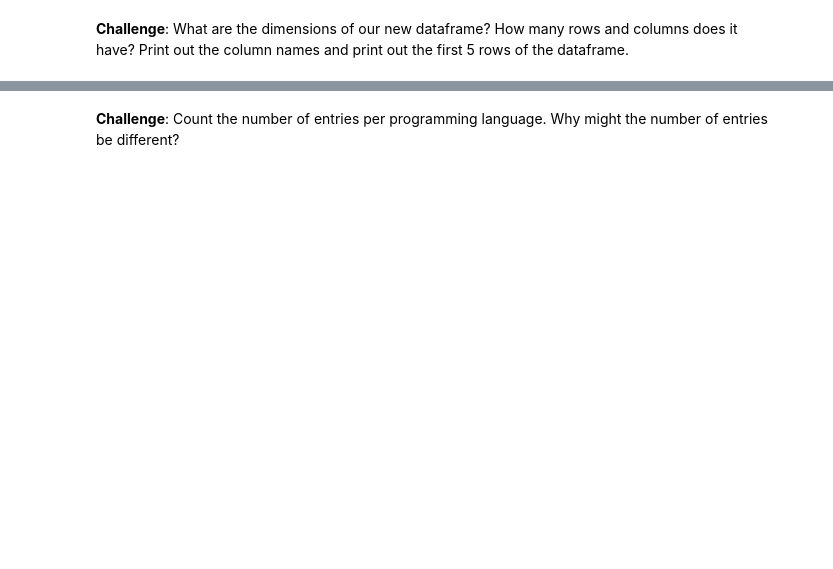
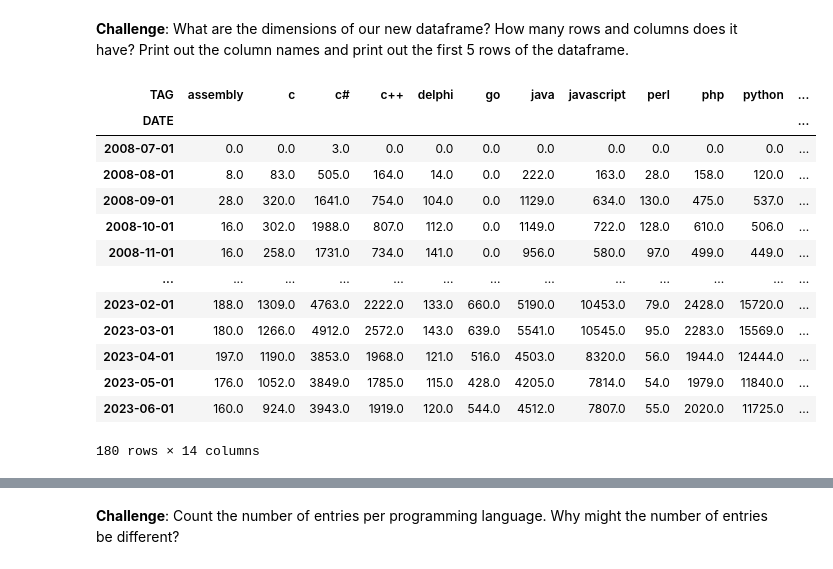
Before and after one commit to benjyl/100_day_code, a Jupyter notebook: day 72 - Matplotlib Visualisation/Programming_Languages_(start).ipynb, the cells around one changed output, grey strips where cells are left out. Saved outputs shown, nothing was run; the diff lists cells and outputs as text; code cells hidden in the pictures; blank space fills up the shorter version.

Commit message:
complete pivot method tasks

```diff
--- a/day 72 - Matplotlib Visualisation/Programming_Languages_(start).ipynb
+++ b/day 72 - Matplotlib Visualisation/Programming_Languages_(start).ipynb
@@ -115,0 +127,3 @@ Let's fix the date format to make it more readable. We need to use Pandas to cha
+# %%
+df["DATE"] = pd.to_datetime(df["DATE"])
+df.head()
@@ -118,2 +151,21 @@ Let's fix the date format to make it more readable. We need to use Pandas to cha
 # %% [markdown]
 **Challenge**: What are the dimensions of our new dataframe? How many rows and columns does it have? Print out the column names and print out the first 5 rows of the dataframe.
+# %%
+pivoted_compute_df = df.pivot(index="DATE", columns="TAG", values="POSTS")
+pivoted_compute_df.fillna(0, inplace=True) # must use inplace else would need to use pivoted_compute_df = pivoted_compute_df.fillna(0)
+pivoted_compute_df
+# %% [output]
+| TAG | assembly | c | c# | c++ | delphi | go | java | javascript | perl | php | python | ... |
+| DATE |  |  |  |  |  |  |  |  |  |  |  | ... |
+| 2008-07-01 | 0.0 | 0.0 | 3.0 | 0.0 | 0.0 | 0.0 | 0.0 | 0.0 | 0.0 | 0.0 | 0.0 | ... |
+| 2008-08-01 | 8.0 | 83.0 | 505.0 | 164.0 | 14.0 | 0.0 | 222.0 | 163.0 | 28.0 | 158.0 | 120.0 | ... |
+| 2008-09-01 | 28.0 | 320.0 | 1641.0 | 754.0 | 104.0 | 0.0 | 1129.0 | 634.0 | 130.0 | 475.0 | 537.0 | ... |
+| 2008-10-01 | 16.0 | 302.0 | 1988.0 | 807.0 | 112.0 | 0.0 | 1149.0 | 722.0 | 128.0 | 610.0 | 506.0 | ... |
+| 2008-11-01 | 16.0 | 258.0 | 1731.0 | 734.0 | 141.0 | 0.0 | 956.0 | 580.0 | 97.0 | 499.0 | 449.0 | ... |
+| ... | ... | ... | ... | ... | ... | ... | ... | ... | ... | ... | ... | ... |
+| 2023-02-01 | 188.0 | 1309.0 | 4763.0 | 2222.0 | 133.0 | 660.0 | 5190.0 | 10453.0 | 79.0 | 2428.0 | 15720.0 | ... |
+| 2023-03-01 | 180.0 | 1266.0 | 4912.0 | 2572.0 | 143.0 | 639.0 | 5541.0 | 10545.0 | 95.0 | 2283.0 | 15569.0 | ... |
+| 2023-04-01 | 197.0 | 1190.0 | 3853.0 | 1968.0 | 121.0 | 516.0 | 4503.0 | 8320.0 | 56.0 | 1944.0 | 12444.0 | ... |
+| 2023-05-01 | 176.0 | 1052.0 | 3849.0 | 1785.0 | 115.0 | 428.0 | 4205.0 | 7814.0 | 54.0 | 1979.0 | 11840.0 | ... |
+| 2023-06-01 | 160.0 | 924.0 | 3943.0 | 1919.0 | 120.0 | 544.0 | 4512.0 | 7807.0 | 55.0 | 2020.0 | 11725.0 | ... |
+180 rows × 14 columns
```
Also changed, not shown: parts of 10 cells of this notebook.
